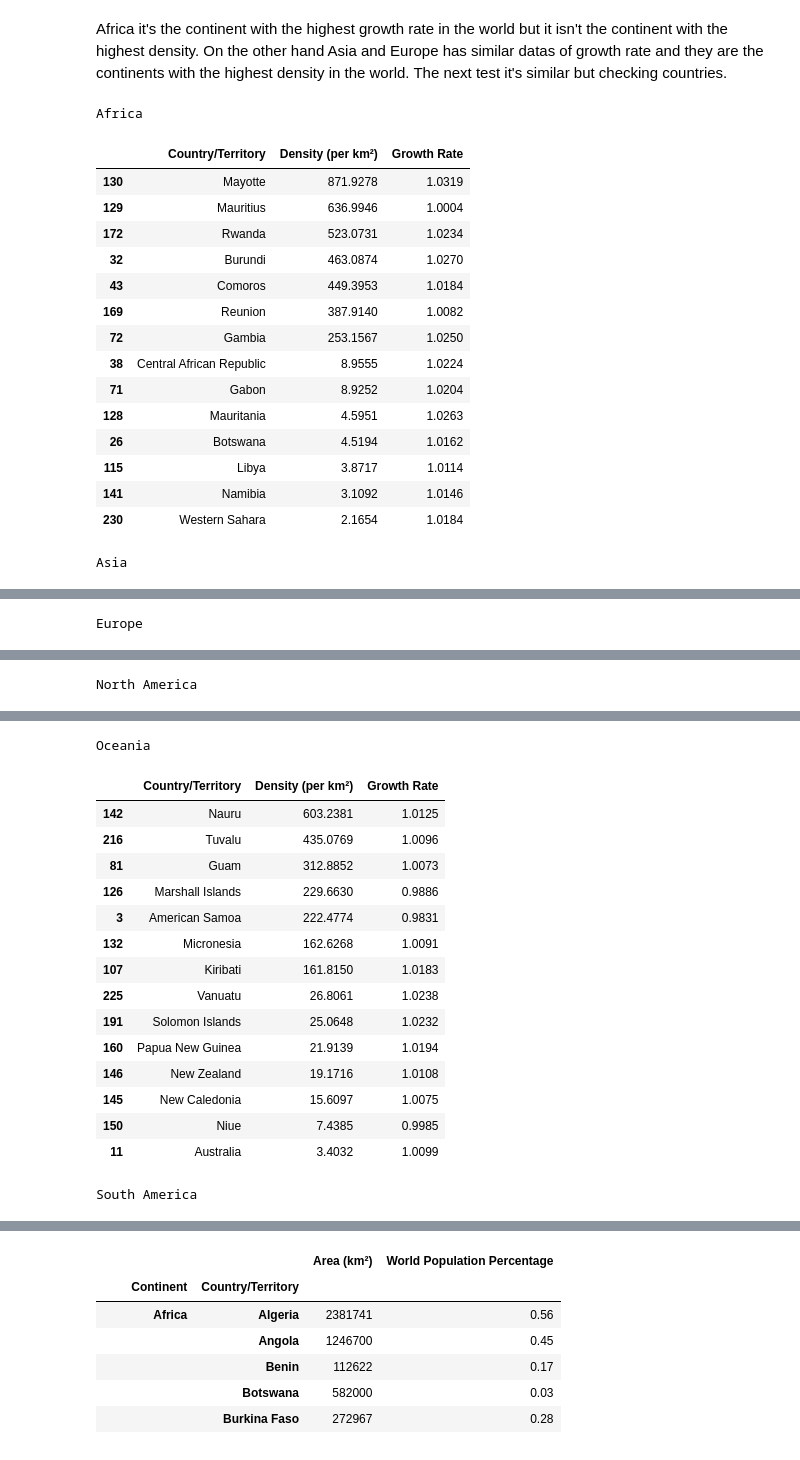
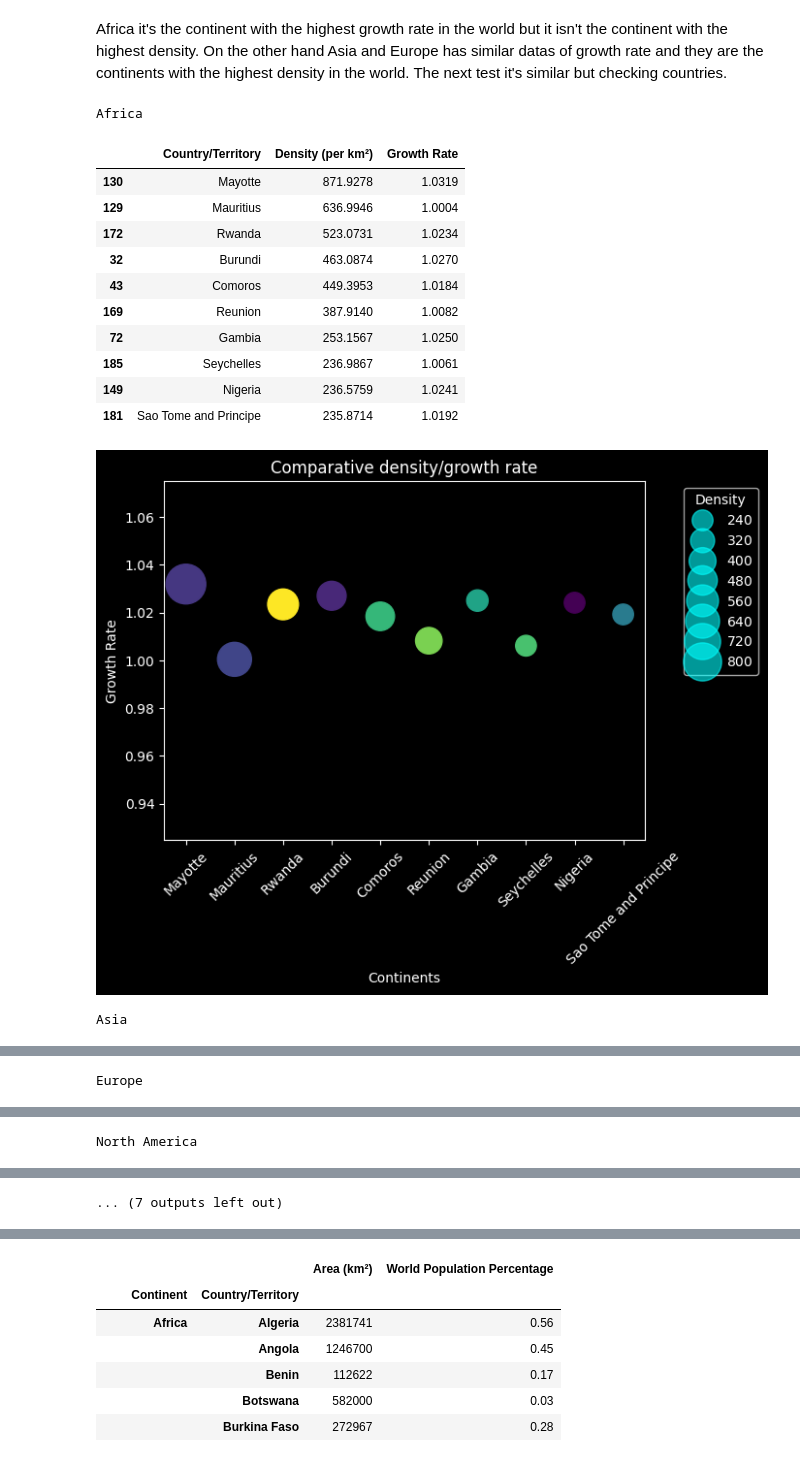
Before and after one commit to PablomxH/Population-Data-Analysis-Using-Python, a Jupyter notebook: analysis.ipynb, the cells around one changed output, grey strips where cells are left out. Cells and saved outputs as stored; diff of their text form; code cells hidden in the pictures.

```diff
--- a/analysis.ipynb
+++ b/analysis.ipynb
@@ -155,35 +185,58 @@ Africa it's the continent with the highest growth rate in the world but it isn't
 On the other hand Asia and Europe has similar datas of growth rate and they are the continents with the highest density in the world.
 The next test it's similar but checking countries.
 # %%
+def charter(table):
+
+    c= table['Country/Territory']
+    d= np.random.randint(10, 220, size=10)
+    e= table['Density (per km²)']
+    f= table['Growth Rate']
+
+    fig, axes =plt.subplots()
+    axes.set_title('Comparative density/growth rate')
+    s=axes.scatter(c,f,e,d)
+
+    axes.set_xlabel('Continents')
+    axes.tick_params(axis='x', rotation=45)
+
+    axes.set_ylabel('Growth Rate')
+    axes.set_ylim(0.925, 1.075)
+
+    handles, labels = s.legend_elements(prop="sizes", alpha=0.6,color='#00FFFF')
+    legend2 = axes.legend(handles, labels, loc="upper right", title="Density",bbox_to_anchor=(1.25,1))
+
+    plt.show()
+
 def checking(parameter):
     filter_continent=population[population['Continent']==parameter]
     by_country=filter_continent.loc[:,['Country/Territory','Density (per km²)','Growth Rate']]
 
-    df_result2_head = pd.DataFrame(by_country).sort_values(by='Density (per km²)', ascending=False).head(7)
-    df_result2_tail = pd.DataFrame(by_country).sort_values(by='Density (per km²)', ascending=False).tail(7)
 
-    df_result2 = pd.concat([df_result2_head,df_result2_tail])
+    df_result2= pd.DataFrame(by_country).sort_values(by='Density (per km²)', ascending=False).head(10)
+    #df_result2_tail = pd.DataFrame(by_country).sort_values(by='Density (per km²)', ascending=False).tail(3)
+
+    #df_result2 = pd.concat([df_result2_head,df_result2_tail])
     print(parameter)
     display(df_result2)
+    charter(df_result2)
+
+
 
 df_continents['Continent'].apply(checking)
 # %% [output]
 Africa
 |  | Country/Territory | Density (per km²) | Growth Rate |
 | 130 | Mayotte | 871.9278 | 1.0319 |
 | 129 | Mauritius | 636.9946 | 1.0004 |
 | 172 | Rwanda | 523.0731 | 1.0234 |
 | 32 | Burundi | 463.0874 | 1.0270 |
 | 43 | Comoros | 449.3953 | 1.0184 |
 | 169 | Reunion | 387.9140 | 1.0082 |
 | 72 | Gambia | 253.1567 | 1.0250 |
-| 38 | Central African Republic | 8.9555 | 1.0224 |
-| 71 | Gabon | 8.9252 | 1.0204 |
-| 128 | Mauritania | 4.5951 | 1.0263 |
-| 26 | Botswana | 4.5194 | 1.0162 |
-| 115 | Libya | 3.8717 | 1.0114 |
-| 141 | Namibia | 3.1092 | 1.0146 |
-| 230 | Western Sahara | 2.1654 | 1.0184 |
+| 185 | Seychelles | 236.9867 | 1.0061 |
+| 149 | Nigeria | 236.5759 | 1.0241 |
+| 181 | Sao Tome and Principe | 235.8714 | 1.0192 |
+[figure, added]
 Asia
 |  | Country/Territory | Density (per km²) | Growth Rate |
 | 119 | Macau | 23172.2667 | 1.0125 |
@@ -235,17 +279 @@ North America
-Oceania
+... (7 outputs left out)
-|  | Country/Territory | Density (per km²) | Growth Rate |
-| 142 | Nauru | 603.2381 | 1.0125 |
-| 216 | Tuvalu | 435.0769 | 1.0096 |
-| 81 | Guam | 312.8852 | 1.0073 |
-| 126 | Marshall Islands | 229.6630 | 0.9886 |
-| 3 | American Samoa | 222.4774 | 0.9831 |
-| 132 | Micronesia | 162.6268 | 1.0091 |
-| 107 | Kiribati | 161.8150 | 1.0183 |
-| 225 | Vanuatu | 26.8061 | 1.0238 |
-| 191 | Solomon Islands | 25.0648 | 1.0232 |
-| 160 | Papua New Guinea | 21.9139 | 1.0194 |
-| 146 | New Zealand | 19.1716 | 1.0108 |
-| 145 | New Caledonia | 15.6097 | 1.0075 |
-| 150 | Niue | 7.4385 | 0.9985 |
-| 11 | Australia | 3.4032 | 1.0099 |
-South America
```
Also changed, not shown: parts of 4 cells of this notebook.
